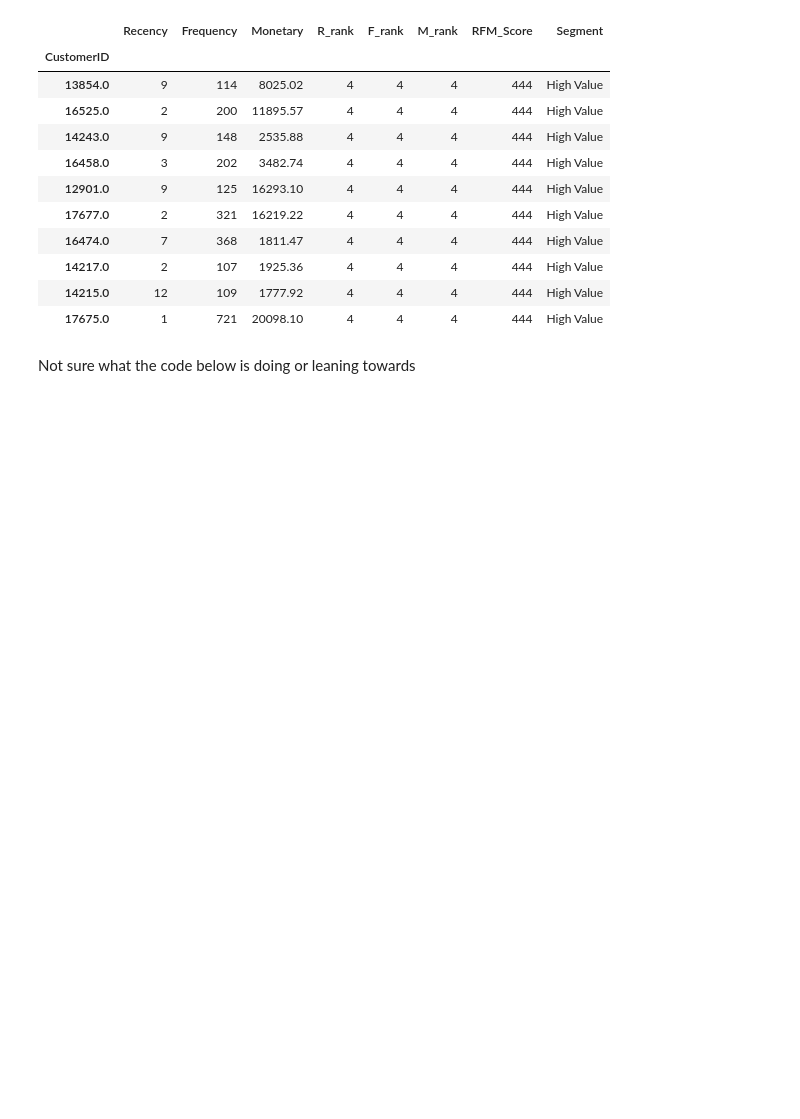
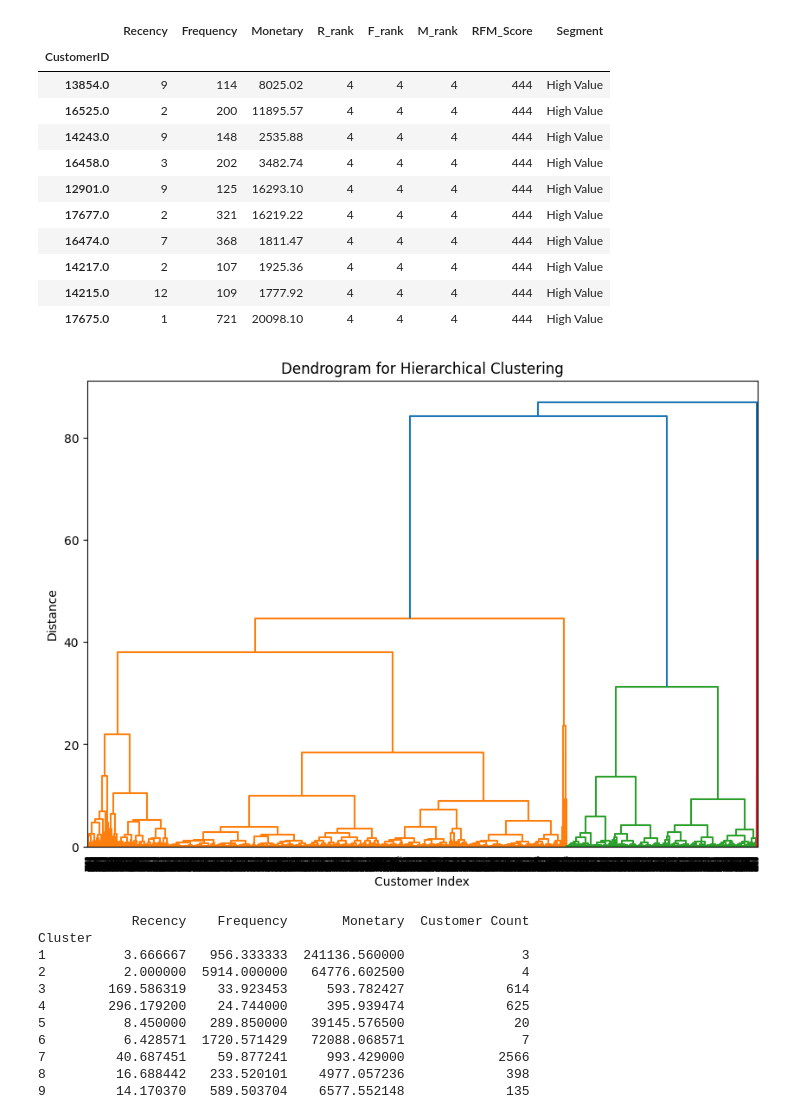
Before and after one commit to Fatimat01/AI-ML-Projects, a Jupyter notebook: projects/project1/analysis.ipynb, the cells around one changed output. Drawn from its saved outputs; the diff is of its cells as text; code cells hidden in the pictures; blank space fills up the shorter version.

```diff
--- a/projects/project1/analysis.ipynb
+++ b/projects/project1/analysis.ipynb
@@ -265,2 +264,0 @@ top_customers
-# %% [markdown]
-Not sure what the code below is doing or leaning towards
@@ -286,0 +265,57 @@ Not sure what the code below is doing or leaning towards
+# %%
+## Using clustering model to determine the RFM of customer groups
+rfm = rfm[['Recency', 'Frequency', 'Monetary']]
+
+scaler = StandardScaler()
+rfm_scaled = scaler.fit_transform(rfm)
+# Step 3: Perform hierarchical clustering using the 'ward' method (or 'complete', 'average')
+linked = linkage(rfm_scaled, method='ward')
+
+# Plot the dendrogram to visualize the clustering hierarchy
+plt.figure(figsize=(10, 7))
+dendrogram(linked,
+           orientation='top',
+           distance_sort='descending',
+           show_leaf_counts=True)
+plt.title('Dendrogram for Hierarchical Clustering')
+plt.xlabel('Customer Index')
+plt.ylabel('Distance')
+plt.show()
+
+# Choose the number of clusters by cutting the dendrogram at an appropriate level
+distance_threshold = 20  # adjust this based dendrogram. the higher the number the lesser the number of clusters
+rfm['Cluster'] = fcluster(linked, distance_threshold, criterion='distance')
+
+
+# Step 6: Analyze the clusters
+# Grouping customers by clusters and calculating the average RFM values for each cluster
+cluster_summary = rfm.groupby('Cluster').agg({
+    'Recency': 'mean',
+    'Frequency': 'mean',
+    'Monetary': 'mean',
+    'Cluster': 'count'
+}).rename(columns={'Cluster': 'Customer Count'})
+
+# Display the cluster summary
+print(cluster_summary)
+
+# Step 7: Visualize the clusters (optional: Recency vs. Frequency)
+plt.figure(figsize=(10, 6))
+plt.scatter(rfm['Recency'], rfm['Frequency'], c=rfm['Cluster'], cmap='viridis', marker='o', s=50)
+plt.title('Customer Segments Based on RFM Metrics (Hierarchical Clustering)')
+plt.xlabel('Recency')
+plt.ylabel('Frequency')
+plt.show()
+# %% [output]
+[figure, added]
+            Recency    Frequency       Monetary  Customer Count
+Cluster
+1          3.666667   956.333333  241136.560000               3
+2          2.000000  5914.000000   64776.602500               4
+3        169.586319    33.923453     593.782427             614
+4        296.179200    24.744000     395.939474             625
+5          8.450000   289.850000   39145.576500              20
+6          6.428571  1720.571429   72088.068571               7
+7         40.687451    59.877241     993.429000            2566
+8         16.688442   233.520101    4977.057236             398
+9         14.170370   589.503704    6577.552148             135
```
Also changed, not shown: parts of 4 cells of this notebook.
